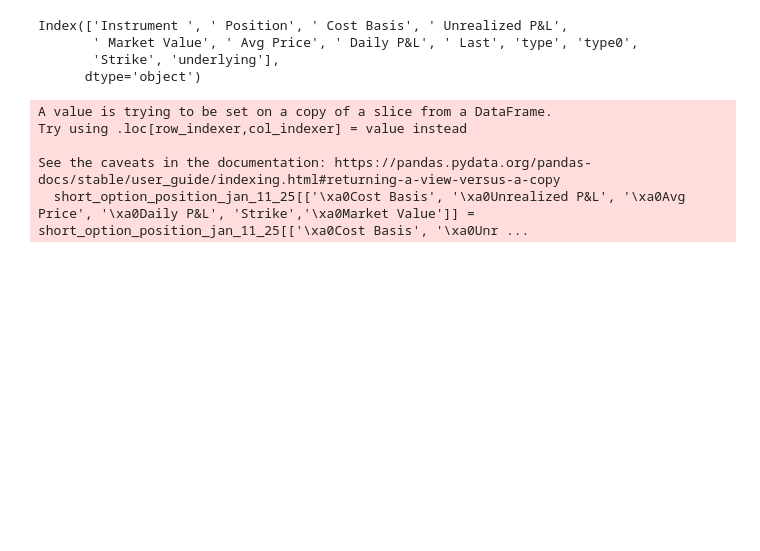
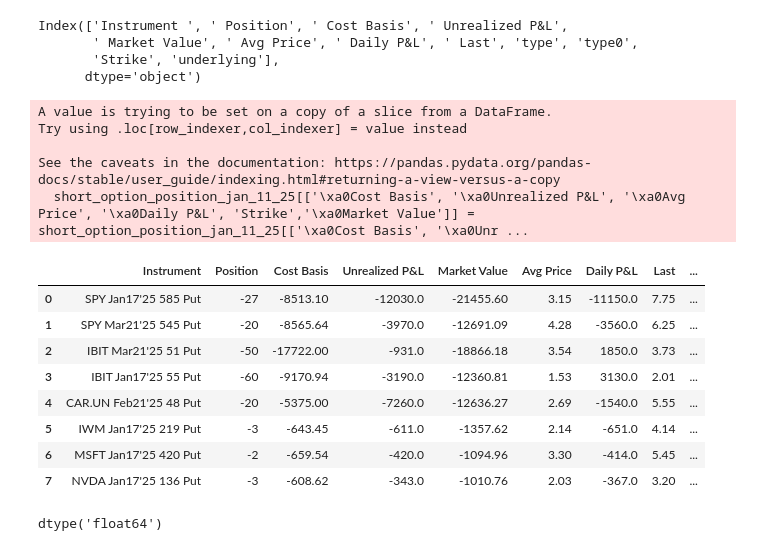
Before and after one commit to AimjGuytidy/optionstrade, a Jupyter notebook: optionstrade.ipynb, the cells around one changed output. Cells and saved outputs as stored; diff of their text form; code cells hidden in the pictures; blank space fills up the shorter version.

```diff
--- a/optionstrade.ipynb
+++ b/optionstrade.ipynb
@@ -340,10 +340,28 @@ Index(['Instrument ', ' Position', ' Cost Basis', ' Unrealized P&L',
        'Strike', 'underlying'],
       dtype='object')
 # %%
-short_option_position_jan_11_25[['\xa0Cost Basis', '\xa0Unrealized P&L', '\xa0Avg Price', '\xa0Daily P&L', 'Strike','\xa0Market Value']] = short_option_position_jan_11_25[['\xa0Cost Basis', '\xa0Unrealized P&L', '\xa0Avg Price', '\xa0Daily P&L', 'Strike','\xa0Market Value']].apply(pd.to_numeric, errors='coerce')
+short_option_position_jan_11_25[['\xa0Cost Basis', '\xa0Unrealized P&L', '\xa0Avg Price', '\xa0Daily P&L', 'Strike','\xa0Market Value']] = short_option_position_jan_11_25[['\xa0Cost Basis', '\xa0Unrealized P&L', '\xa0Avg Price', '\xa0Daily P&L', 'Strike','\xa0Market Value']].apply(lambda x: pd.to_numeric(x.astype(str).str.replace(',',''), errors='coerce'))
 # %% [output]
 A value is trying to be set on a copy of a slice from a DataFrame.
 Try using .loc[row_indexer,col_indexer] = value instead
 
 See the caveats in the documentation: https://pandas.pydata.org/pandas-docs/stable/user_guide/indexing.html#returning-a-view-versus-a-copy
   short_option_position_jan_11_25[['\xa0Cost Basis', '\xa0Unrealized P&L', '\xa0Avg Price', '\xa0Daily P&L', 'Strike','\xa0Market Value']] = short_option_position_jan_11_25[['\xa0Cost Basis', '\xa0Unr ...
+# %%
+# Attach underlying price to the short option position
+short_option_position_jan_11_25 = pd.merge(short_option_position_jan_11_25, options_underlying_jan_11_25, on="underlying")
+short_option_position_jan_11_25
+# %% [output]
+|  | Instrument | Position | Cost Basis | Unrealized P&L | Market Value | Avg Price | Daily P&L | Last | ... |
+| 0 | SPY Jan17'25 585 Put | -27 | -8513.10 | -12030.0 | -21455.60 | 3.15 | -11150.0 | 7.75 | ... |
+| 1 | SPY Mar21'25 545 Put | -20 | -8565.64 | -3970.0 | -12691.09 | 4.28 | -3560.0 | 6.25 | ... |
+| 2 | IBIT Mar21'25 51 Put | -50 | -17722.00 | -931.0 | -18866.18 | 3.54 | 1850.0 | 3.73 | ... |
+| 3 | IBIT Jan17'25 55 Put | -60 | -9170.94 | -3190.0 | -12360.81 | 1.53 | 3130.0 | 2.01 | ... |
+| 4 | CAR.UN Feb21'25 48 Put | -20 | -5375.00 | -7260.0 | -12636.27 | 2.69 | -1540.0 | 5.55 | ... |
+| 5 | IWM Jan17'25 219 Put | -3 | -643.45 | -611.0 | -1357.62 | 2.14 | -651.0 | 4.14 | ... |
+| 6 | MSFT Jan17'25 420 Put | -2 | -659.54 | -420.0 | -1094.96 | 3.30 | -414.0 | 5.45 | ... |
+| 7 | NVDA Jan17'25 136 Put | -3 | -608.62 | -343.0 | -1010.76 | 2.03 | -367.0 | 3.20 | ... |
+# %%
+short_option_position_jan_11_25["\xa0Last"].dtype
+# %% [output]
+dtype('float64')
```
Also changed, not shown: parts of 2 cells of this notebook.
